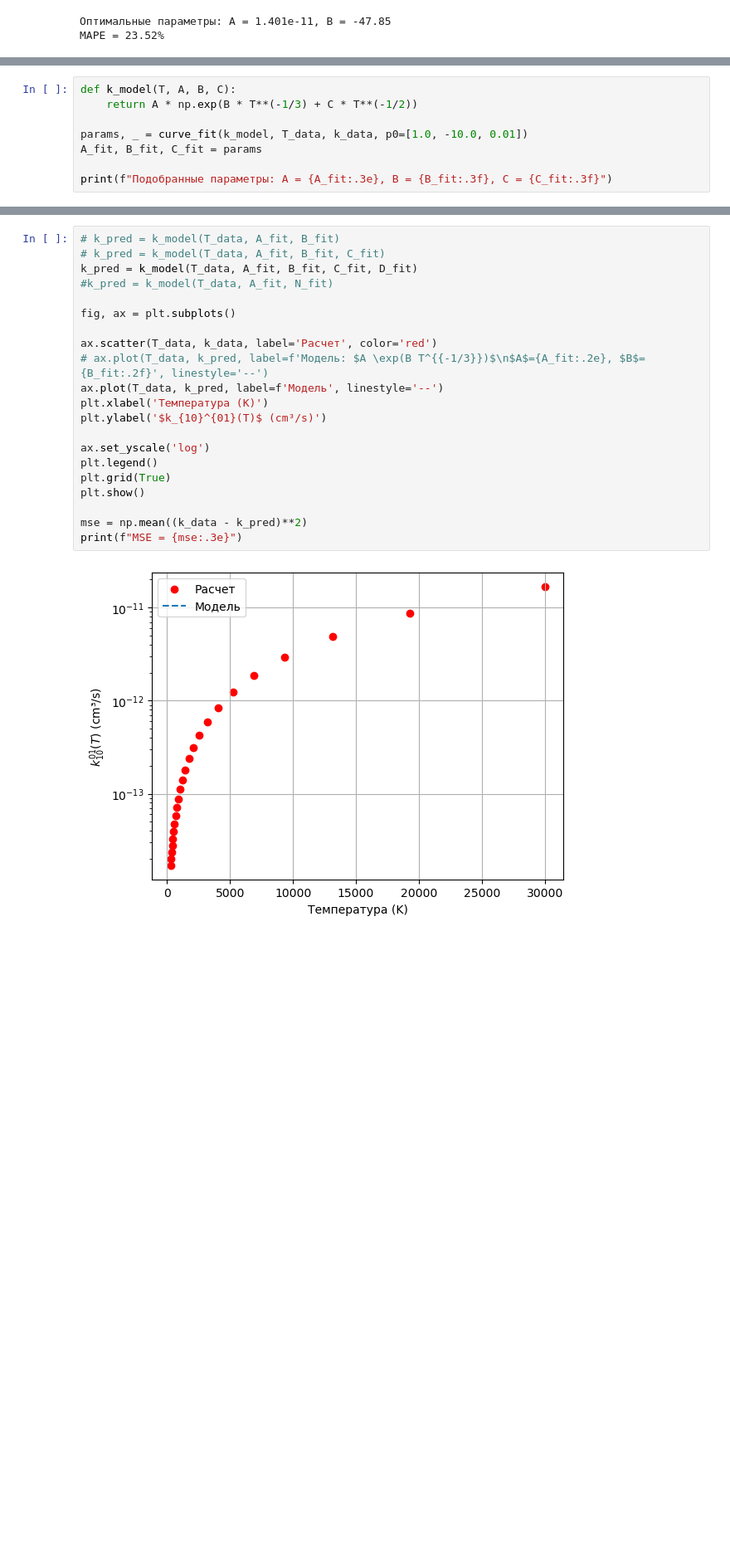
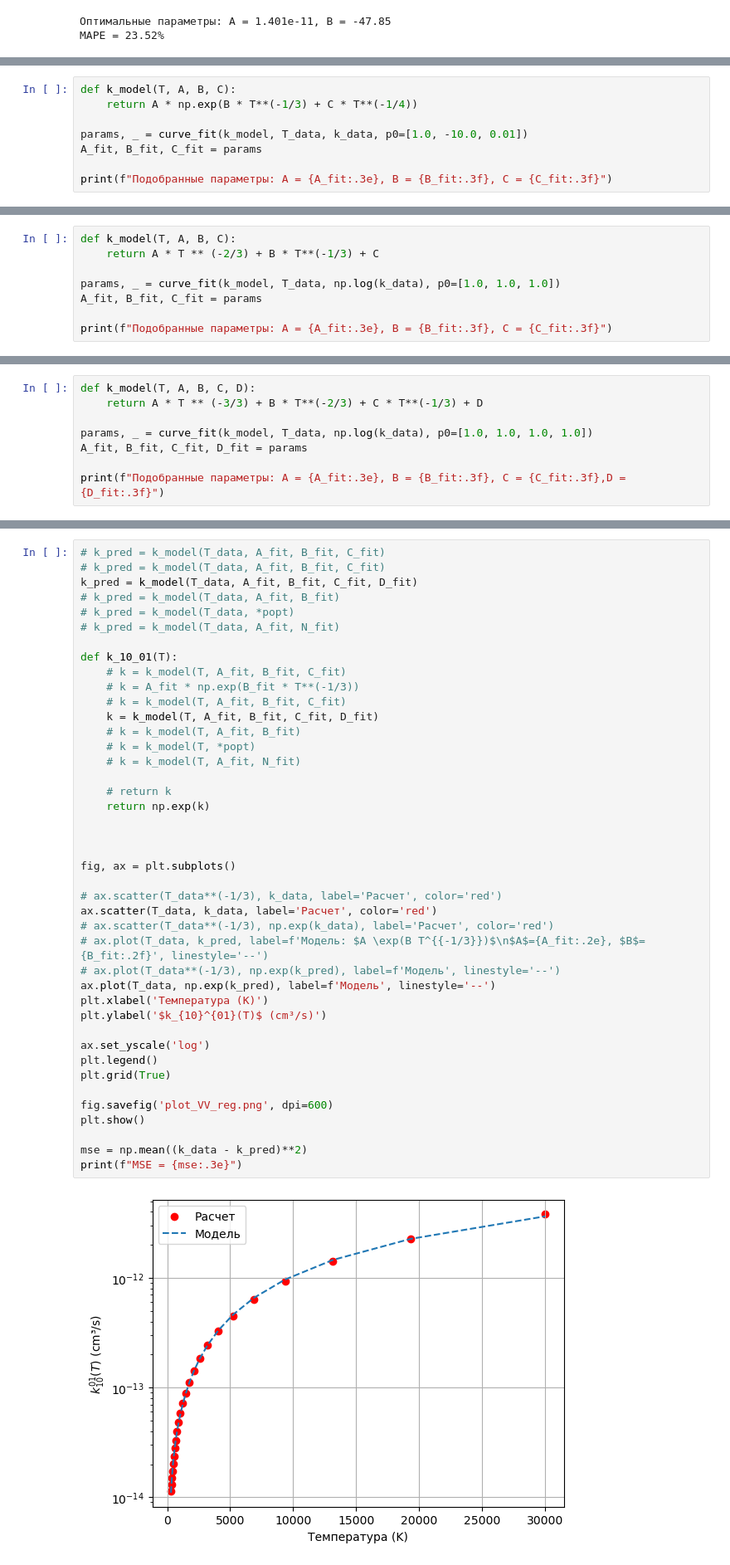
Before and after one commit to st107958/fho_gen, a Jupyter notebook: reg/regression.ipynb, the cells around one changed output, grey strips where cells are left out. Shown at 83% size. Saved outputs shown, nothing was run; the diff lists cells and outputs as text; blank space fills up the shorter version.

```diff
--- a/reg/regression.ipynb
+++ b/reg/regression.ipynb
@@ -41,6 +57,6 @@ print(f"Подобранные параметры: A = {A_fit:.3e}, B = {B_fit:.
 # %%
 def k_model(T, A, B, C):
-    return A * np.exp(B * T**(-1/3) + C * T**(-1/2))
+    return A * np.exp(B * T**(-1/3) + C * T**(-1/4))
 
 params, _ = curve_fit(k_model, T_data, k_data, p0=[1.0, -10.0, 0.01])
 A_fit, B_fit, C_fit = params
@@ -80,0 +117,8 @@ print(f"Подобранные параметры: A = {A_fit:.3e}, B = {N_fit:.
+# %%
+def k_model(T, A, B, C):
+    return A * T ** (-2/3) + B * T**(-1/3) + C
+
+params, _ = curve_fit(k_model, T_data, np.log(k_data), p0=[1.0, 1.0, 1.0])
+A_fit, B_fit, C_fit = params
+
+print(f"Подобранные параметры: A = {A_fit:.3e}, B = {B_fit:.3f}, C = {C_fit:.3f}")
@@ -80,0 +127,8 @@ print(f"Подобранные параметры: A = {A_fit:.3e}, B = {N_fit:.
+# %%
+def k_model(T, A, B, C, D):
+    return A * T ** (-3/3) + B * T**(-2/3) + C * T**(-1/3) + D
+
+params, _ = curve_fit(k_model, T_data, np.log(k_data), p0=[1.0, 1.0, 1.0, 1.0])
+A_fit, B_fit, C_fit, D_fit = params
+
+print(f"Подобранные параметры: A = {A_fit:.3e}, B = {B_fit:.3f}, C = {C_fit:.3f},D = {D_fit:.3f}")
@@ -81,23 +137,44 @@ print(f"Подобранные параметры: A = {A_fit:.3e}, B = {N_fit:.
 # %%
-# k_pred = k_model(T_data, A_fit, B_fit)
+# k_pred = k_model(T_data, A_fit, B_fit, C_fit)
 # k_pred = k_model(T_data, A_fit, B_fit, C_fit)
 k_pred = k_model(T_data, A_fit, B_fit, C_fit, D_fit)
-#k_pred = k_model(T_data, A_fit, N_fit)
+# k_pred = k_model(T_data, A_fit, B_fit)
+# k_pred = k_model(T_data, *popt)
+# k_pred = k_model(T_data, A_fit, N_fit)
+
+def k_10_01(T):
+    # k = k_model(T, A_fit, B_fit, C_fit)
+    # k = A_fit * np.exp(B_fit * T**(-1/3))
+    # k = k_model(T, A_fit, B_fit, C_fit)
+    k = k_model(T, A_fit, B_fit, C_fit, D_fit)
+    # k = k_model(T, A_fit, B_fit)
+    # k = k_model(T, *popt)
+    # k = k_model(T, A_fit, N_fit)
+
+    # return k
+    return np.exp(k)
+
+
 
 fig, ax = plt.subplots()
 
+# ax.scatter(T_data**(-1/3), k_data, label='Расчет', color='red')
 ax.scatter(T_data, k_data, label='Расчет', color='red')
+# ax.scatter(T_data**(-1/3), np.exp(k_data), label='Расчет', color='red')
 # ax.plot(T_data, k_pred, label=f'Модель: $A \exp(B T^{{-1/3}})$\n$A$={A_fit:.2e}, $B$={B_fit:.2f}', linestyle='--')
-ax.plot(T_data, k_pred, label=f'Модель', linestyle='--')
+# ax.plot(T_data**(-1/3), np.exp(k_pred), label=f'Модель', linestyle='--')
+ax.plot(T_data, np.exp(k_pred), label=f'Модель', linestyle='--')
 plt.xlabel('Температура (K)')
 plt.ylabel('$k_{10}^{01}(T)$ (cm³/s)')
 
 ax.set_yscale('log')
 plt.legend()
 plt.grid(True)
+
+fig.savefig('plot_VV_reg.png', dpi=600)
 plt.show()
 
 mse = np.mean((k_data - k_pred)**2)
 print(f"MSE = {mse:.3e}")
 # %% [output]
-[figure, old version]
+[figure, new version]
```
Also changed, not shown: parts of 17 cells of this notebook, 27 other files.
